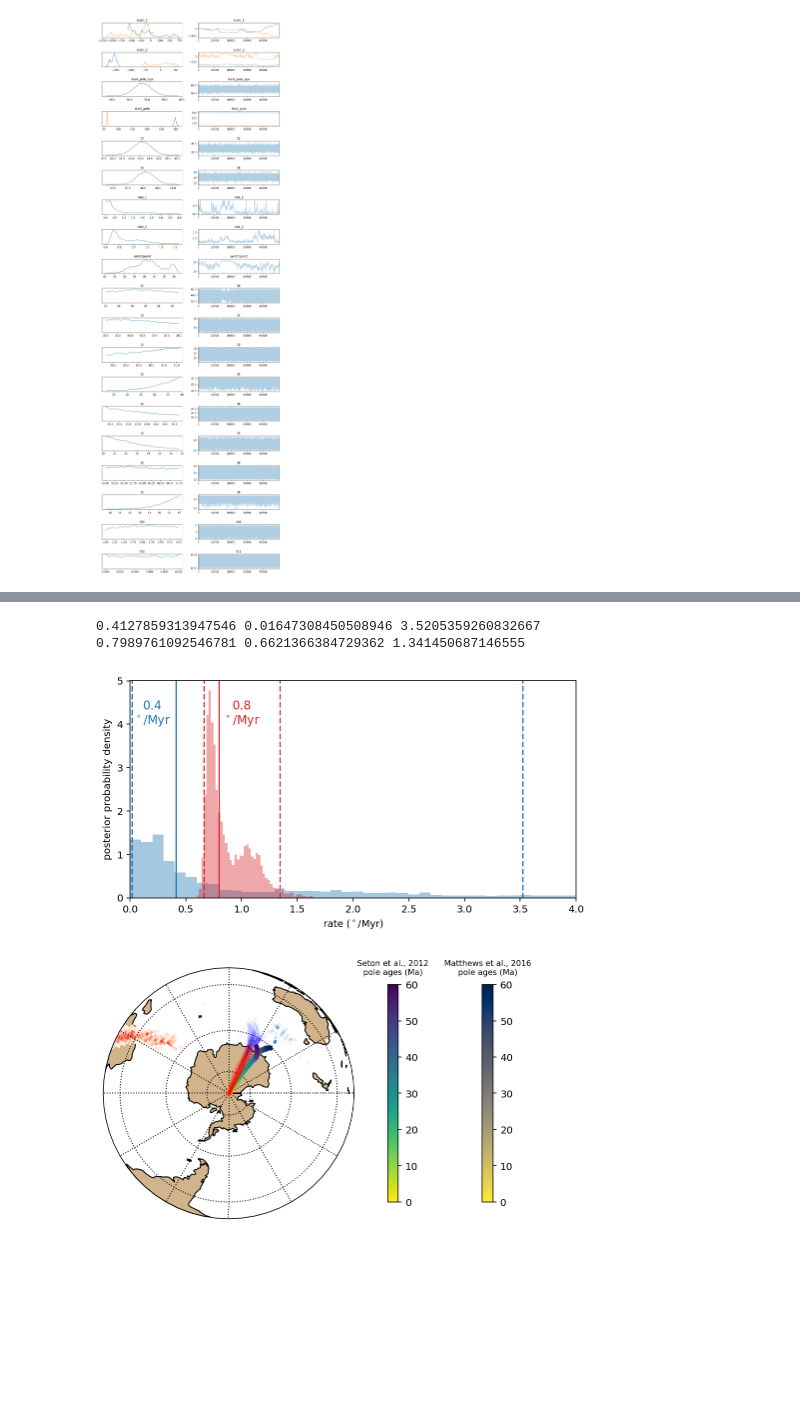
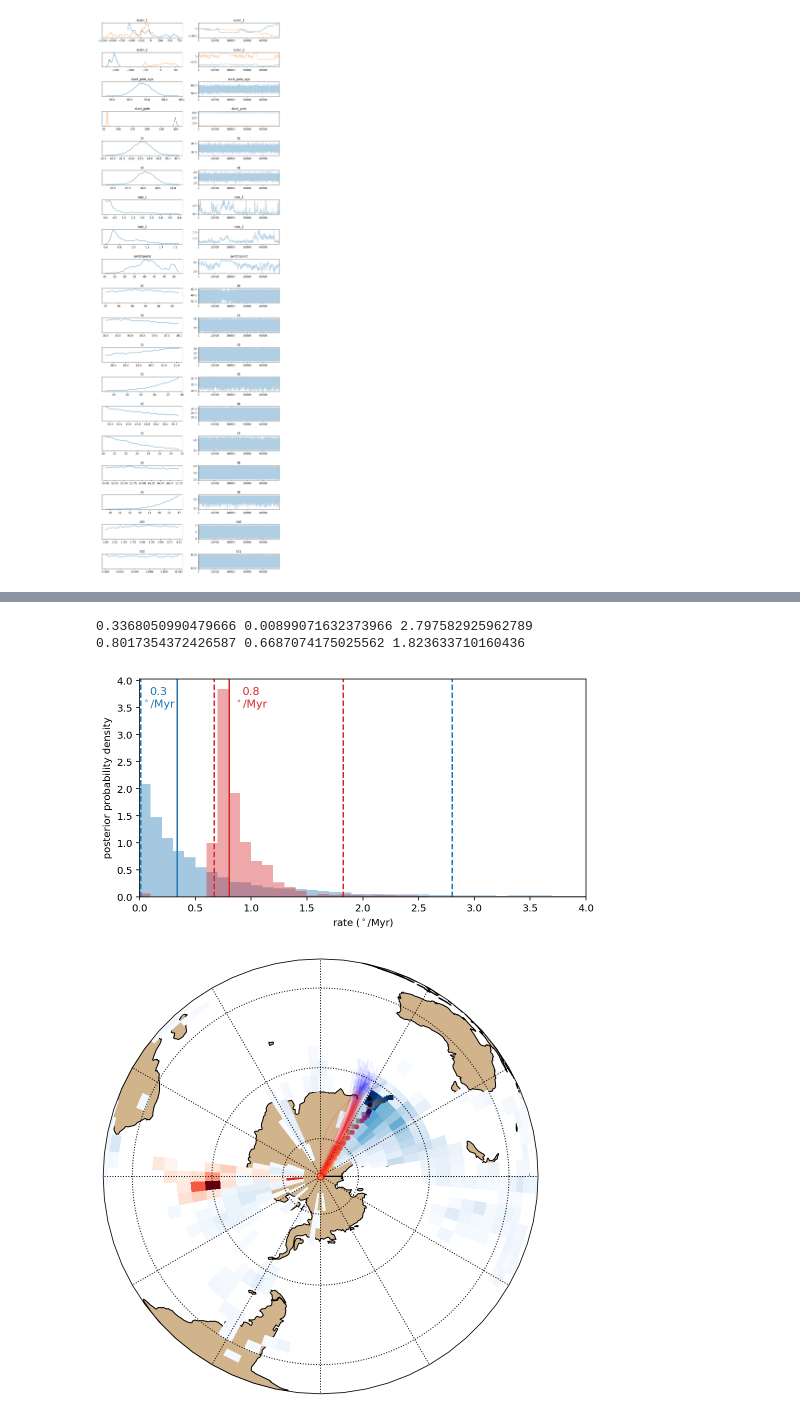
Before and after one commit to Swanson-Hysell-Group/Bayesian_PEP_inversion, a Jupyter notebook: PEP_Australia.ipynb, the cells around one changed output, grey strips where cells are left out. Cells and saved outputs as stored; diff of their text form; code cells hidden in the pictures; blank space fills up the shorter version.

```diff
--- a/PEP_Australia.ipynb
+++ b/PEP_Australia.ipynb
@@ -70,7 +70,7 @@ The data are from Seton et al., 2012 and Matthews et al., 2016.
 ### Seton et al., 2012 Australia APW
 # %%
 Seton_path = np.loadtxt('./data/Australia_poles/australia_apw_seton_2012.txt')
-Seton_path_sparse = Seton_path[::5]
+Seton_path_sparse = Seton_path[::10]
 # %%
 map_axis = ipmag.make_orthographic_map(central_longitude=110, central_latitude=-90)
 
@@ -102,7 +102,7 @@ ipmag.plot_poles_colorbar(map_axis,(Aus_poles['PLon']+180).tolist(),
 # %% [markdown]
 ### Matthews et al., 2016 Australia APW
 # %%
-Matthews_path = np.loadtxt('./data/Australia_poles/australia_apw_matthews_2016.txt')[::2]
+Matthews_path = np.loadtxt('./data/Australia_poles/australia_apw_matthews_2016.txt')[::5]
 # %%
 map_axis = ipmag.make_orthographic_map(central_longitude=110, central_latitude=-90)
 
@@ -117,16 +119,26 @@ ipmag.plot_poles_colorbar(map_axis,Matthews_path[:,1],
 # %%
-map_axis = ipmag.make_orthographic_map(central_longitude=110, central_latitude=-90, figsize=(14, 14))
+map_axis = ipmag.make_orthographic_map(central_longitude=110, central_latitude=-90, figsize=(8,8))
+
 
 ipmag.plot_poles_colorbar(map_axis,Matthews_path[:,1],
                           Matthews_path[:,2],
                           np.zeros(len(Matthews_path)),
                           Matthews_path[:,0],
-                          0,60,colormap='viridis_r',
-                          markersize=20,marker='s',edgecolor=None)
+                          0,60,colormap='magma_r',
+                          markersize=25,marker='s',edgecolor=None,colorbar=False)
+
+ipmag.plot_poles_colorbar(map_axis,Seton_path_sparse[:,1],
+                          Seton_path_sparse[:,2],
+                          np.zeros(len(Seton_path_sparse)),
+                          Seton_path_sparse[:,0],
+                          0,60,colormap='cividis_r',
+                          markersize=25,marker='s',edgecolor=None,colorbar=False)
 
 ipmag.plot_poles_colorbar(map_axis,(Aus_poles['PLon']+180).tolist(),
                           (-Aus_poles['PLat']).tolist(),
                           Aus_poles['A95'].tolist(),
                           Aus_poles['AgeNominal'].tolist(),
                           0,60,colormap='viridis_r',colorbar=False)
+
+plt.savefig('./code_output/aus_cenozoic_pole_apw.png',dpi=600,bbox_inches='tight')
 # %% [output]
@@ -255,7 +271,7 @@ print(median_2, HPD_min_2, HPD_max_2)
 
 plt.figure(figsize=(8,4))
 sns.distplot(trace_2e_saved['rate_1'],kde=False, hist_kws={'density':1}, bins=40, color = 'C0')
-sns.distplot(trace_2e_saved['rate_2'],kde=False, hist_kws={'density':1}, color = 'C3')
+sns.distplot(trace_2e_saved['rate_2'],kde=False, hist_kws={'density':1}, bins=40, color = 'C3')
 
 plt.axvline(x=median_1)
 plt.axvline(x=HPD_min_1,linestyle='--')
@@ -265,17 +281,17 @@ plt.axvline(x=median_2, color = 'C3')
 plt.axvline(x=HPD_min_2,linestyle='--', color = 'C3')
 plt.axvline(x=HPD_max_2,linestyle='--', color = 'C3')
 
-plt.text(0.2, 4, str(round(median_1,1))+ '\n$^\circ$/Myr', horizontalalignment = 'center', color = 'C0', fontdict={'fontsize':12})
-plt.text(1., 4, str(round(median_2,1))+ '\n$^\circ$/Myr', horizontalalignment = 'center' ,color = 'C3', fontdict={'fontsize':12})
+plt.text(0.17, 3.5, str(round(median_1,1))+ '\n$^\circ$/Myr', horizontalalignment = 'center', color = 'C0', fontdict={'fontsize':11})
+plt.text(1., 3.5, str(round(median_2,1))+ '\n$^\circ$/Myr', horizontalalignment = 'center' ,color = 'C3', fontdict={'fontsize':11})
 
 plt.xlabel('rate ($^\circ$/Myr)')
 plt.ylabel('posterior probability density')
 plt.xlim(0,4)
 plt.savefig('code_output/aus_2_Euler_inversion_rate.png',dpi=600,bbox_inches='tight')
 # %% [output]
-0.4127859313947546 0.01647308450508946 3.5205359260832667
-0.7989761092546781 0.6621366384729362 1.341450687146555
+0.3368050990479666 0.00899071632373966 2.797582925962789
+0.8017354372426587 0.6687074175025562 1.823633710160436
-[figure, old version]
+[figure, new version]
 # %%
 def plot_poles_colorbar(map_axis, plons, plats, A95s, colorvalues, vmin, vmax,
                         colormap='viridis', edgecolor='k', marker='o', markersize=20,
@@ -339,40 +355,40 @@ ax = ipmag.make_orthographic_map(central_lon, central_lat, add_land=1, grid_line
 plot_poles_colorbar(ax,Matthews_path[:,1],
                           Matthews_path[:,2],
                           np.zeros(len(Matthews_path)),
                           Matthews_path[:,0],
                           0,60,colormap='cividis_r',
-                          markersize=15,marker='s', fill_alpha = .3, edgecolor=None, colorbar_label='Matthews et al., 2016\npole ages (Ma)')
+                          markersize=15,marker='s', fill_alpha = .3, edgecolor=None, colorbar=0, colorbar_label='Matthews et al., 2016\npole ages (Ma)')
 
 plot_poles_colorbar(ax,Seton_path_sparse[:,1],
                           Seton_path_sparse[:,2],
                           np.zeros(len(Seton_path_sparse)),
                           Seton_path_sparse[:,0],
-                          0,60,colormap='viridis_r',
-                          markersize=15,marker='o', fill_alpha = .3, edgecolor=None, colorbar_label='Seton et al., 2012\npole ages (Ma)')
+                          0,60,colormap='magma_r',
+                          markersize=15,marker='o', fill_alpha = .3, colorbar=0, edgecolor=None, colorbar_label='Seton et al., 2012\npole ages (Ma)')
 
-plot_distributions(ax, euler_1_directions[:,0]+180, -euler_1_directions[:,1], cmap = 'Blues')
-plot_distributions(ax, euler_2_directions[:,0]+180, -euler_2_directions[:,1], cmap = 'Reds')
+plot_distributions(ax, euler_1_directions[:,0], euler_1_directions[:,1], resolution=40,cmap = 'Blues')
+plot_distributions(ax, euler_2_directions[:,0], euler_2_directions[:,1], resolution=40, cmap = 'Reds')
 
 age_list = np.linspace(ages[0], ages[-1], path_resolution)
 pathlons = np.empty_like(age_list)
 pathlats = np.empty_like(age_list)
 
 for start, e1, r1, e2, r2, switch, start_age \
              in zip(start_directions[::interval],
                     euler_1_directions[::interval], rates_1[::interval],
                     euler_2_directions[::interval], rates_2[::interval],
                     switchpoints[::interval], start_ages[::interval]):
     for i,a in enumerate(age_list):
         lon_lat = pole_position( start, e1, r1, e2, r2, switch, start_age, a)
         pathlons[i] = 180+lon_lat[0]
         pathlats[i] = -lon_lat[1]
 
     ax.plot(pathlons[int(switch):],pathlats[int(switch):],color='r', transform=ccrs.Geodetic(), alpha=0.05,zorder=1000)
     ax.plot(pathlons[:int(switch)],pathlats[:int(switch)],color='b', transform=ccrs.Geodetic(), alpha=0.05,zorder=1000)
 
-plt.savefig('code_output/aus_2_Euler_inversion.png', dpi=600, bbox_inches='tight')
+# plt.savefig('code_output/aus_2_Euler_inversion.png', dpi=600, bbox_inches='tight')
 # %% [output]
-[figure, old version]
+[figure, new version]
 # %%
 from mpl_toolkits.axes_grid1 import ImageGrid
 import matplotlib.image as mpimg
```
Also changed, not shown: parts of 8 cells of this notebook, 7 other files.
